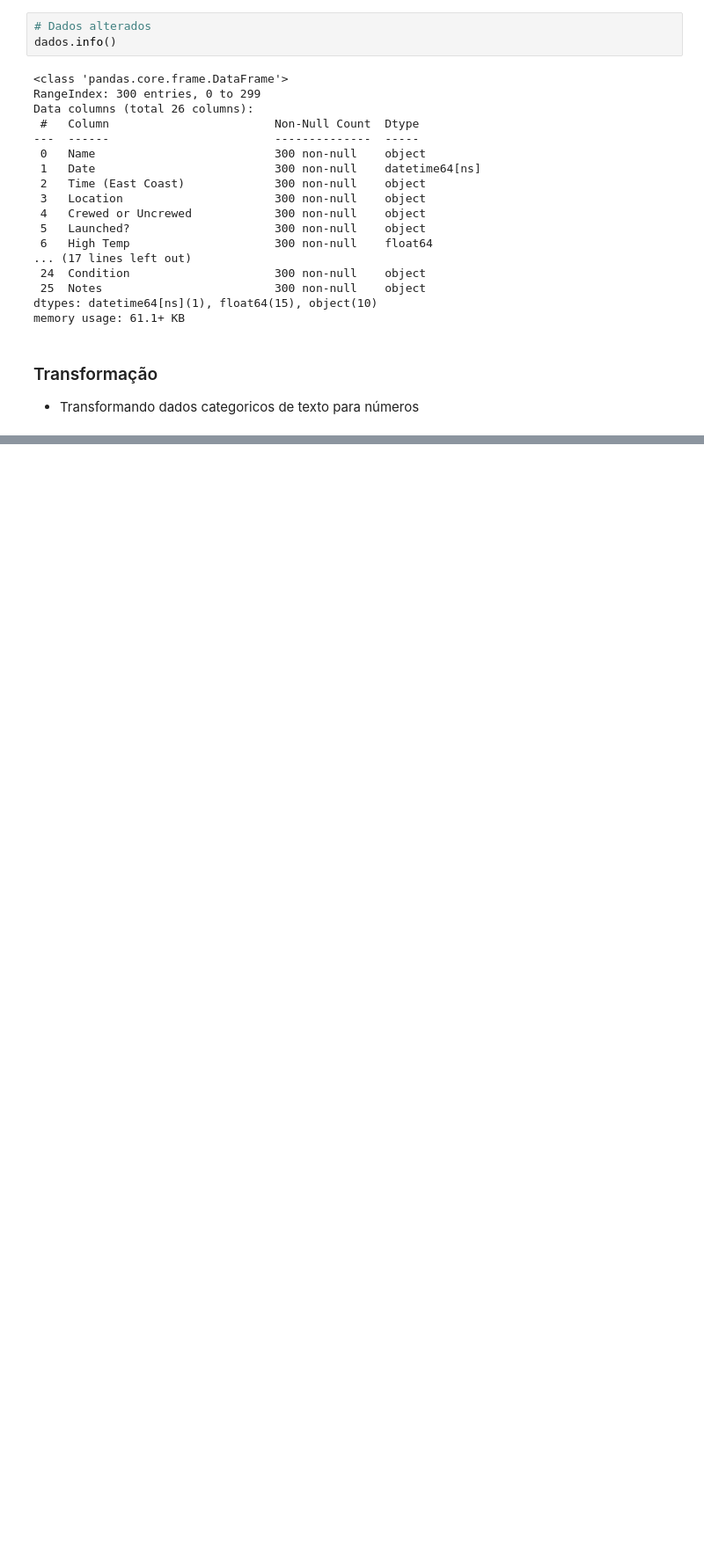
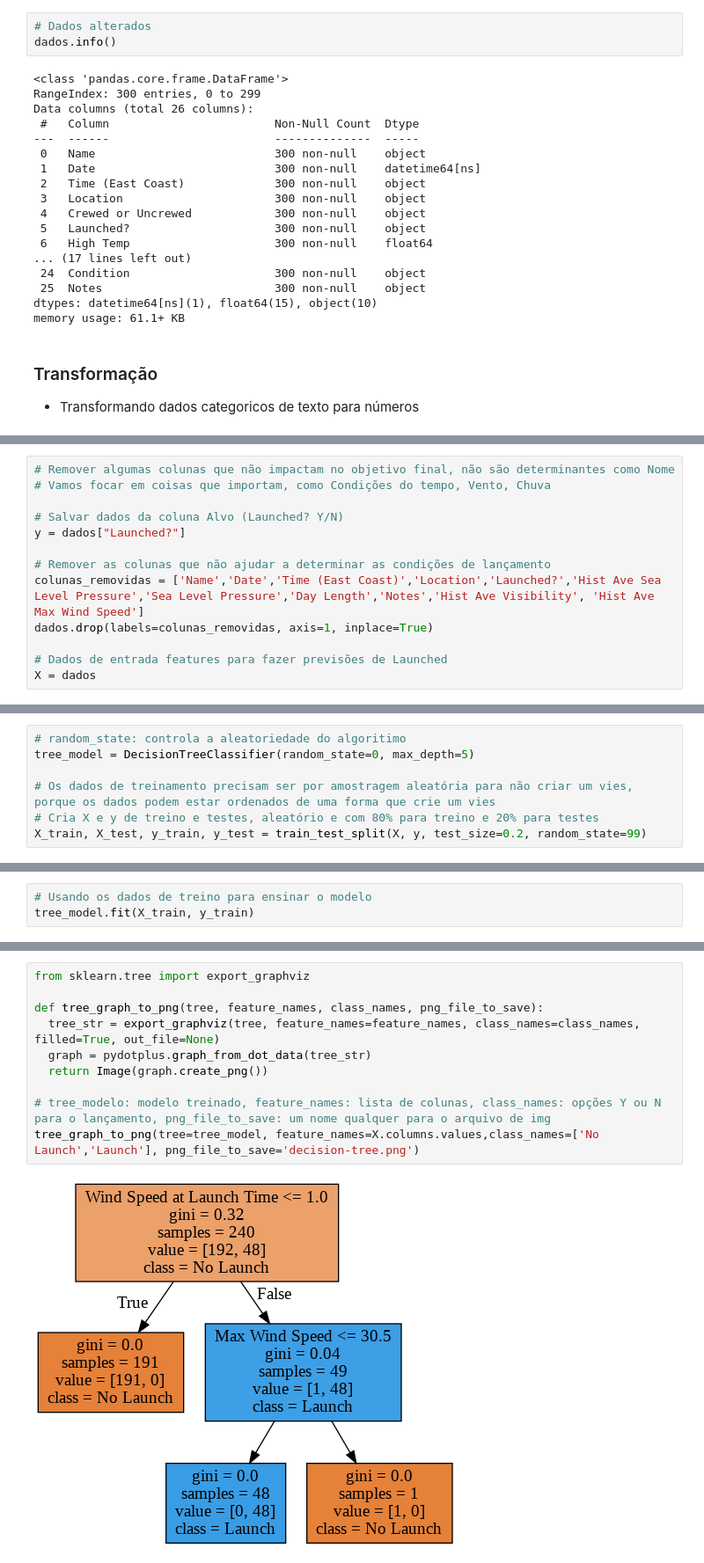
Before and after one commit to leandrobarbieri/ml-basics, a Jupyter notebook: Predict_rocket_launch_delays_with_machine_learning.ipynb, the cells around one changed output, grey strips where cells are left out. Shown at 88% size. Cells and saved outputs as stored; diff of their text form; blank space fills up the shorter version.

```diff
--- a/Predict_rocket_launch_delays_with_machine_learning.ipynb
+++ b/Predict_rocket_launch_delays_with_machine_learning.ipynb
@@ -200,0 +224,13 @@ dados.head()
+# %%
+# Remover algumas colunas que não impactam no objetivo final, não são determinantes como Nome
+# Vamos focar em coisas que importam, como Condições do tempo, Vento, Chuva
+
+# Salvar dados da coluna Alvo (Launched? Y/N)
+y = dados["Launched?"]
+
+# Remover as colunas que não ajudar a determinar as condições de lançamento
+colunas_removidas = ['Name','Date','Time (East Coast)','Location','Launched?','Hist Ave Sea Level Pressure','Sea Level Pressure','Day Length','Notes','Hist Ave Visibility', 'Hist Ave Max Wind Speed']
+dados.drop(labels=colunas_removidas, axis=1, inplace=True)
+
+# Dados de entrada features para fazer previsões de Launched
+X = dados
@@ -200,0 +251,7 @@ dados.head()
+# %%
+# random_state: controla a aleatoriedade do algoritimo
+tree_model = DecisionTreeClassifier(random_state=0, max_depth=5)
+
+# Os dados de treinamento precisam ser por amostragem aleatória para não criar um vies, porque os dados podem estar ordenados de uma forma que crie um vies
+# Cria X e y de treino e testes, aleatório e com 80% para treino e 20% para testes
+X_train, X_test, y_train, y_test = train_test_split(X, y, test_size=0.2, random_state=99)
@@ -200,0 +265,3 @@ dados.head()
+# %%
+# Usando os dados de treino para ensinar o modelo
+tree_model.fit(X_train, y_train)
@@ -200,0 +290,12 @@ dados.head()
+# %%
+from sklearn.tree import export_graphviz
+
+def tree_graph_to_png(tree, feature_names, class_names, png_file_to_save):
+  tree_str = export_graphviz(tree, feature_names=feature_names, class_names=class_names, filled=True, out_file=None)
+  graph = pydotplus.graph_from_dot_data(tree_str)
+  return Image(graph.create_png())
+
+# tree_modelo: modelo treinado, feature_names: lista de colunas, class_names: opções Y ou N para o lançamento, png_file_to_save: um nome qualquer para o arquivo de img
+tree_graph_to_png(tree=tree_model, feature_names=X.columns.values,class_names=['No Launch','Launch'], png_file_to_save='decision-tree.png')
+# %% [output]
+[figure, added]
```
Also changed, not shown: parts of 31 cells of this notebook.
